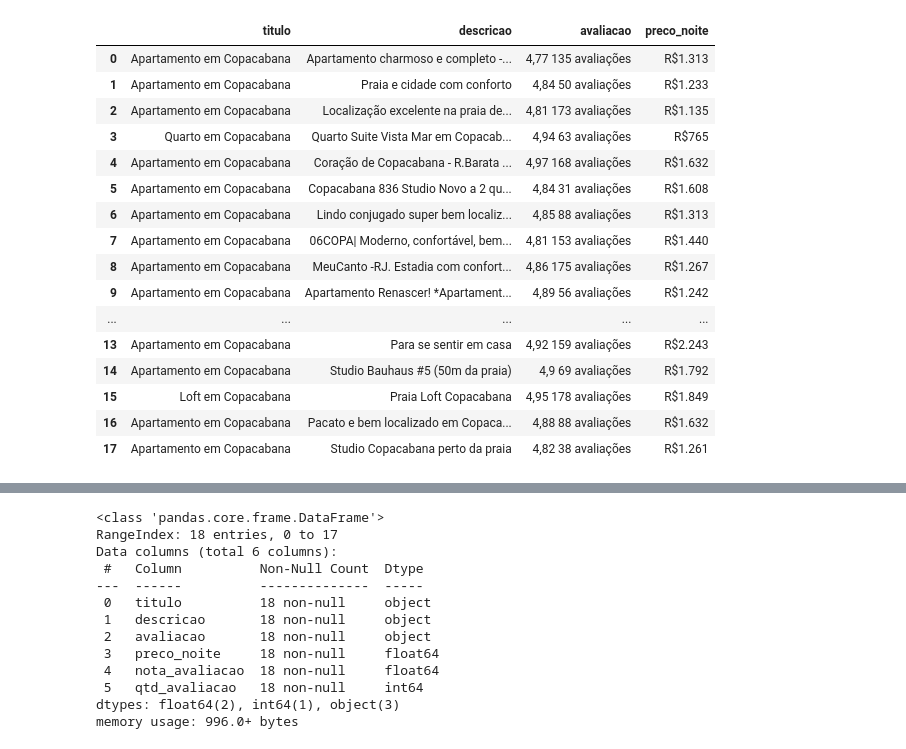
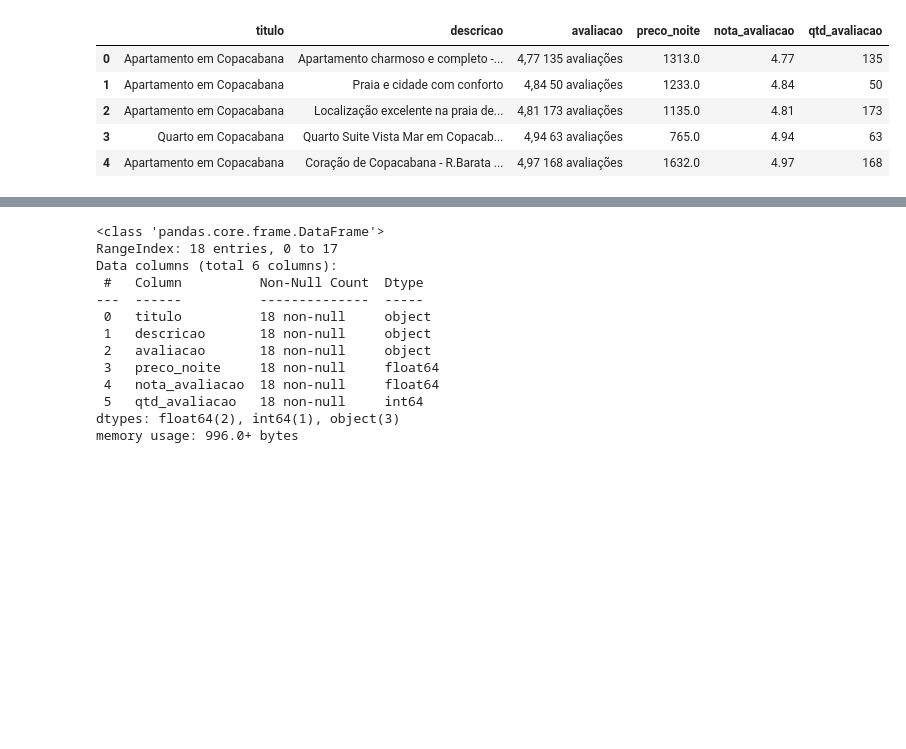
Before and after one commit to RenanVanbasten/eda-scrapper-airbnb, a Jupyter notebook: notebooks/analysis.ipynb, the cells around one changed output, grey strips where cells are left out. Cells and saved outputs as stored; diff of their text form; code cells hidden in the pictures; blank space fills up the shorter version.

Commit message:
feat(etl): create ETL script and requirements file

```diff
--- a/notebooks/analysis.ipynb
+++ b/notebooks/analysis.ipynb
@@ -1,25 +1,21 @@
 # %%
+import sys
+import os
+sys.path.append(os.path.abspath('../scripts'))
+
+from etl_airbnb import extract, transform  # type: ignore
 import pandas as pd
 import matplotlib.pyplot as plt
 import seaborn as sns
 
-df_bruto = pd.read_csv('../data/airbnb_listings.csv')
-df_bruto
+df_raw = extract('../data/airbnb_listings.csv')
+df_limpo = transform(df_raw)
+
+df_limpo.head()
 # %% [output]
-|  | titulo | descricao | avaliacao | preco_noite |
-| 0 | Apartamento em Copacabana | Apartamento charmoso e completo -... | 4,77 135 avaliações | R$1.313 |
-| 1 | Apartamento em Copacabana | Praia e cidade com conforto | 4,84 50 avaliações | R$1.233 |
-| 2 | Apartamento em Copacabana | Localização excelente na praia de... | 4,81 173 avaliações | R$1.135 |
-| 3 | Quarto em Copacabana | Quarto Suite Vista Mar em Copacab... | 4,94 63 avaliações | R$765 |
-| 4 | Apartamento em Copacabana | Coração de Copacabana - R.Barata ... | 4,97 168 avaliações | R$1.632 |
-| 5 | Apartamento em Copacabana | Copacabana 836 Studio Novo a 2 qu... | 4,84 31 avaliações | R$1.608 |
-| 6 | Apartamento em Copacabana | Lindo conjugado super bem localiz... | 4,85 88 avaliações | R$1.313 |
-| 7 | Apartamento em Copacabana | 06COPA| Moderno, confortável, bem... | 4,81 153 avaliações | R$1.440 |
-| 8 | Apartamento em Copacabana | MeuCanto -RJ. Estadia com confort... | 4,86 175 avaliações | R$1.267 |
-| 9 | Apartamento em Copacabana | Apartamento Renascer! *Apartament... | 4,89 56 avaliações | R$1.242 |
-| ... | ... | ... | ... | ... |
-| 13 | Apartamento em Copacabana | Para se sentir em casa | 4,92 159 avaliações | R$2.243 |
-| 14 | Apartamento em Copacabana | Studio Bauhaus #5 (50m da praia) | 4,9 69 avaliações | R$1.792 |
-| 15 | Loft em Copacabana | Praia Loft Copacabana | 4,95 178 avaliações | R$1.849 |
-| 16 | Apartamento em Copacabana | Pacato e bem localizado em Copaca... | 4,88 88 avaliações | R$1.632 |
-| 17 | Apartamento em Copacabana | Studio Copacabana perto da praia | 4,82 38 avaliações | R$1.261 |
+|  | titulo | descricao | avaliacao | preco_noite | nota_avaliacao | qtd_avaliacao |
+| 0 | Apartamento em Copacabana | Apartamento charmoso e completo -... | 4,77 135 avaliações | 1313.0 | 4.77 | 135 |
+| 1 | Apartamento em Copacabana | Praia e cidade com conforto | 4,84 50 avaliações | 1233.0 | 4.84 | 50 |
+| 2 | Apartamento em Copacabana | Localização excelente na praia de... | 4,81 173 avaliações | 1135.0 | 4.81 | 173 |
+| 3 | Quarto em Copacabana | Quarto Suite Vista Mar em Copacab... | 4,94 63 avaliações | 765.0 | 4.94 | 63 |
+| 4 | Apartamento em Copacabana | Coração de Copacabana - R.Barata ... | 4,97 168 avaliações | 1632.0 | 4.97 | 168 |
```
Also changed, not shown: parts of 2 cells of this notebook, 4 other files.
